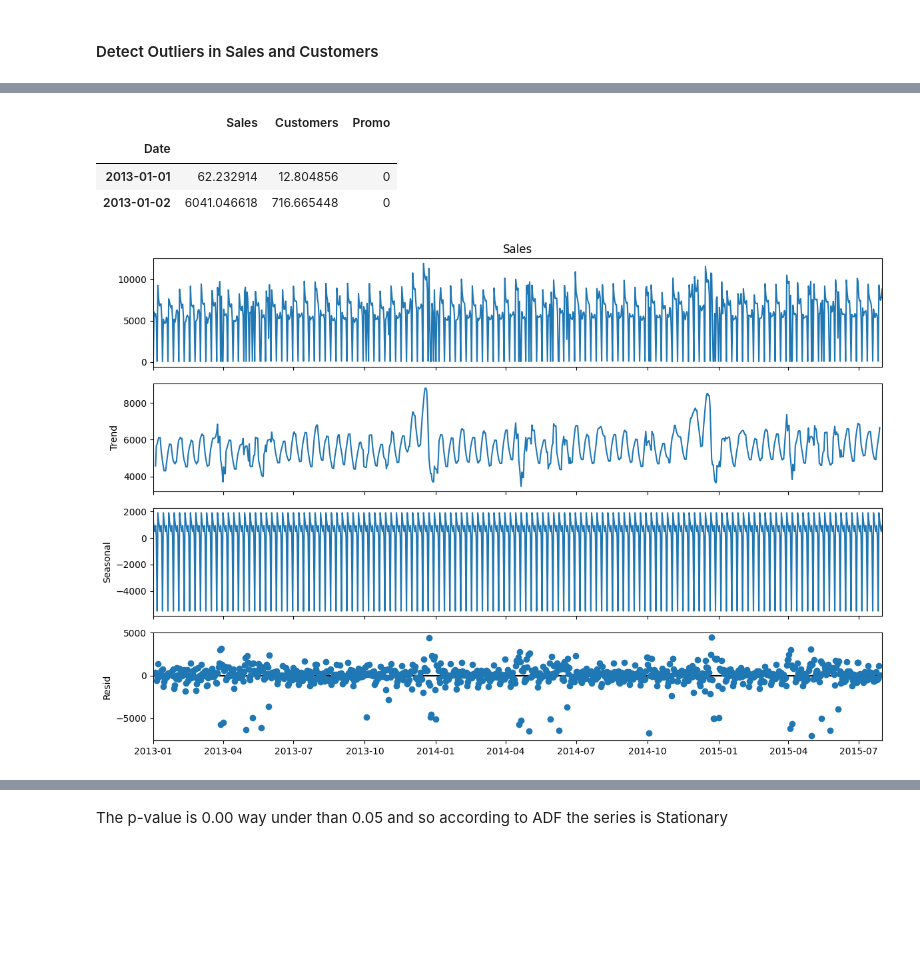
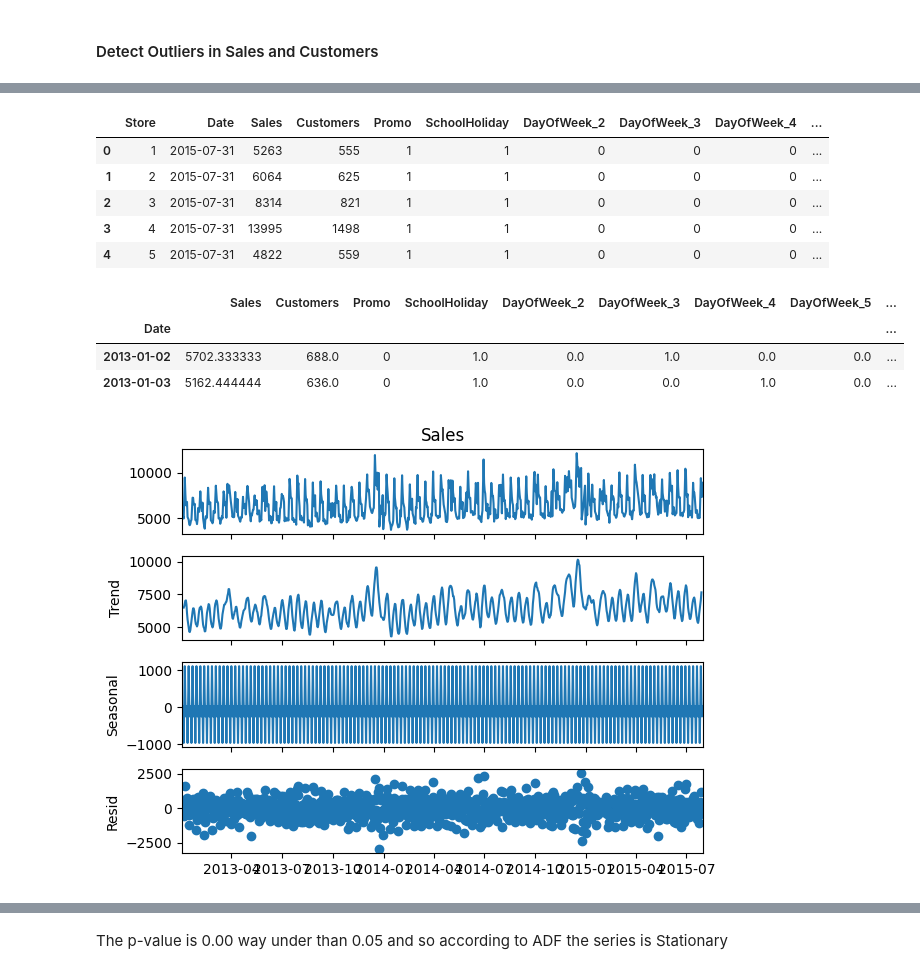
Before and after one commit to chitra-psg/rossmann_sales_prediction, a Jupyter notebook: Rossman_Sales_Prediction_Final.ipynb, the cells around one changed output, grey strips where cells are left out. Cells and saved outputs as stored; diff of their text form; code cells hidden in the pictures; blank space fills up the shorter version.

```diff
--- a/Rossman_Sales_Prediction_Final.ipynb
+++ b/Rossman_Sales_Prediction_Final.ipynb
@@ -480,27 +550,48 @@ for x in range (0,3):
+# %%
+store_sales_merged.head(5)
+# %% [output]
+|  | Store | Date | Sales | Customers | Promo | SchoolHoliday | DayOfWeek_2 | DayOfWeek_3 | DayOfWeek_4 | ... |
+| 0 | 1 | 2015-07-31 | 5263 | 555 | 1 | 1 | 0 | 0 | 0 | ... |
+| 1 | 2 | 2015-07-31 | 6064 | 625 | 1 | 1 | 0 | 0 | 0 | ... |
+| 2 | 3 | 2015-07-31 | 8314 | 821 | 1 | 1 | 0 | 0 | 0 | ... |
+| 3 | 4 | 2015-07-31 | 13995 | 1498 | 1 | 1 | 0 | 0 | 0 | ... |
+| 4 | 5 | 2015-07-31 | 4822 | 559 | 1 | 1 | 0 | 0 | 0 | ... |
+# %%
+
+# Set 'Date' column as the index
+store_sales_merged.set_index('Date', inplace=True)
+# %%
+key_stores = [1,3,8,9,13,25,29,21,46]
+keystore_sales = store_sales_merged[store_sales_merged['Store'].isin(key_stores)]
 # %%
 # aggrigating the data for model building
-store_sales_grouped = store_sales_nooutlier.groupby(['Date']).agg({'Sales': 'mean',
+store_sales_grouped = keystore_sales.groupby(['Date']).agg({'Sales': 'mean',
                                            'Customers':'mean',
-                                           'Promo': 'sum'})
+                                           'Promo': 'sum',
+                                           'SchoolHoliday': 'mean',
+                                           'DayOfWeek_2':'mean',
+                                           'DayOfWeek_3':'mean',
+                                           'DayOfWeek_4':'mean',
+                                           'DayOfWeek_5':'mean',
+                                           'DayOfWeek_6':'mean',
+                                           'DayOfWeek_7':'mean'})
 store_sales_grouped.head(2)
 # %% [output]
-|  | Sales | Customers | Promo |
-| Date |  |  |  |
-| 2013-01-01 | 62.232914 | 12.804856 | 0 |
-| 2013-01-02 | 6041.046618 | 716.665448 | 0 |
+|  | Sales | Customers | Promo | SchoolHoliday | DayOfWeek_2 | DayOfWeek_3 | DayOfWeek_4 | DayOfWeek_5 | ... |
+| Date |  |  |  |  |  |  |  |  | ... |
+| 2013-01-02 | 5702.333333 | 688.0 | 0 | 1.0 | 0.0 | 1.0 | 0.0 | 0.0 | ... |
+| 2013-01-03 | 5162.444444 | 636.0 | 0 | 1.0 | 0.0 | 0.0 | 1.0 | 0.0 | ... |
+# %%
+
+# Resample to fill missing dates and interpolate values
+store_sales_resampled = store_sales_grouped.resample('D').mean().interpolate()
 # %%
 # Time series Decomposition
 from pylab import rcParams
 import statsmodels.api as sm
-# Set 'ID' column as the index
-#store_sales_nooutlier.set_index('Date', inplace=True)
-
 # seasonal decomposition
-decomposition = sm.tsa.seasonal_decompose(store_sales_grouped.Sales, model='additive')
+decomposition = sm.tsa.seasonal_decompose(store_sales_resampled.Sales, model='additive')
 fig = decomposition.plot()
 plt.show()
-
-# Reset the index
-#store_sales_nooutlier = store_sales_nooutlier.reset_index()
 # %% [output]
-[figure, old version]
+[figure, new version]
```
Also changed, not shown: parts of 49 cells of this notebook.
